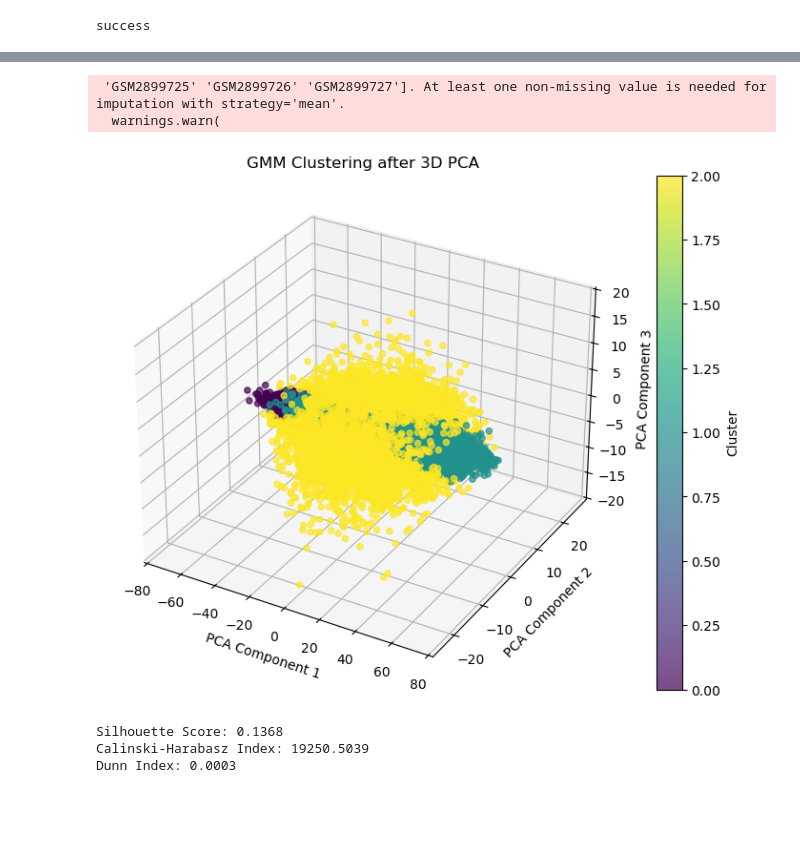
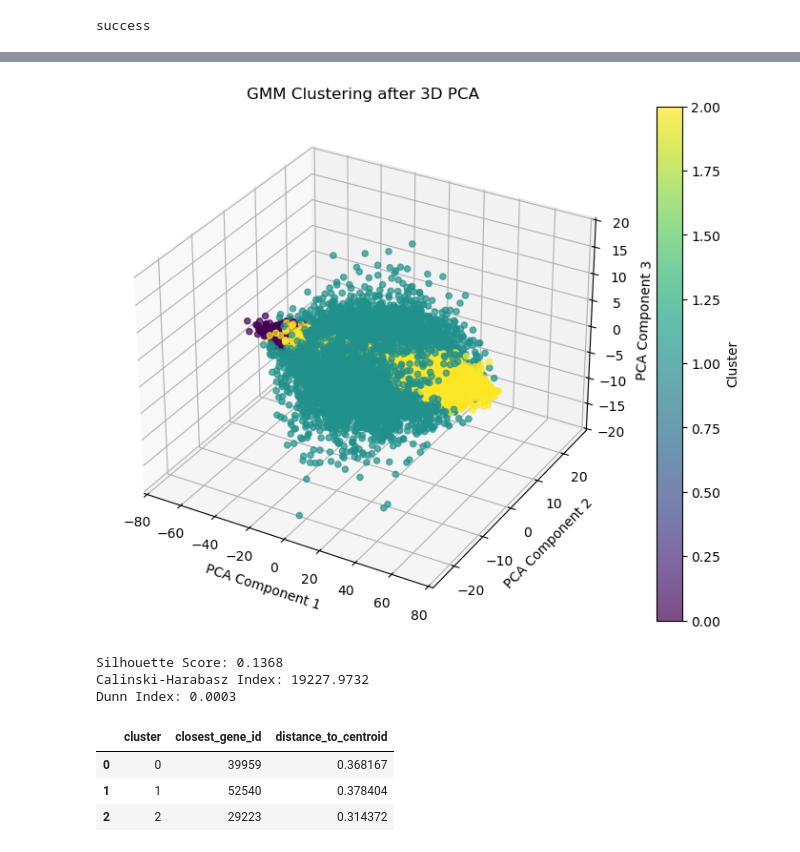
Before and after one commit to Jahirkk/finalyrproject, a Jupyter notebook: project-1.ipynb, the cells around one changed output, grey strips where cells are left out. Saved outputs shown, nothing was run; the diff lists cells and outputs as text; code cells hidden in the pictures; blank space fills up the shorter version.

```diff
--- a/project-1.ipynb
+++ b/project-1.ipynb
@@ -575,7 +476,7 @@ def dunn_index(X, labels):
 # -----------------------
 # Load & Preprocess Data
 # -----------------------
-data = pd.read_csv("/Users/jk/Downloads/cleaned_normalized_data.csv")
+data = pd.read_csv("/Users/jk/Downloads/cleaned_normalized_gse108474_data.csv")
 data_numeric = data.select_dtypes(include=['number'])
 
 imputer = SimpleImputer(strategy='mean')
@@ -599,36 +500,93 @@ gmm = GaussianMixture(n_components=3, covariance_type='full', random_state=42)
 gmm.fit(data_pca_3d)
 labels = gmm.predict(data_pca_3d)
 
 # -----------------------
 # Plot 3D Clusters
 # -----------------------
 fig = plt.figure(figsize=(10, 7))
 ax = fig.add_subplot(111, projection='3d')
 scatter = ax.scatter(data_pca_3d[:, 0], data_pca_3d[:, 1], data_pca_3d[:, 2],
                      c=labels, cmap='viridis', alpha=0.7)
 
 ax.set_xlabel("PCA Component 1")
 ax.set_ylabel("PCA Component 2")
 ax.set_zlabel("PCA Component 3")
 ax.set_title("GMM Clustering after 3D PCA")
 plt.colorbar(scatter, ax=ax, label="Cluster")
 plt.show()
 
 # -----------------------
 # Calculate Clustering Metrics
 # -----------------------
 silhouette = silhouette_score(data_pca_3d, labels)
 calinski = calinski_harabasz_score(data_pca_3d, labels)
 dunn = dunn_index(data_pca_3d, labels)
 
 # Print metrics
 print(f"Silhouette Score: {silhouette:.4f}")
 print(f"Calinski-Harabasz Index: {calinski:.4f}")
 print(f"Dunn Index: {dunn:.4f}")
 # %% [output]
+[figure, new version]
- 'GSM2899725' 'GSM2899726' 'GSM2899727']. At least one non-missing value is needed for imputation with strategy='mean'.
-  warnings.warn(
+Silhouette Score: 0.1368
+Calinski-Harabasz Index: 19227.9732
+Dunn Index: 0.0003
-[figure, old version]
-Silhouette Score: 0.1368
-Calinski-Harabasz Index: 19250.5039
-Dunn Index: 0.0003
+# %%
+import pandas as pd
+from sklearn.cluster import KMeans
+from sklearn.metrics import pairwise_distances_argmin_min
+from sklearn.impute import SimpleImputer
+
+
+# Load data
+data_108474 = pd.read_csv("/Users/jk/Downloads/cleaned_normalized_gse108474_data.csv")
+
+# Clean column names
+data_108474.columns = data_108474.columns.str.strip()
+
+# Identify ID column (adjust if needed)
+possible_id_cols = ['Gene_ID', 'Unnamed: 0', 'Unnamed: 0.1', 'id']
+id_col = next((col for col in data_108474.columns if col in possible_id_cols), None)
+
+if id_col is None:
+    raise ValueError("No valid ID column found. Checked: " + ", ".join(possible_id_cols))
+
+# Extract IDs
+ids = data_108474[id_col]
+
+# Drop ID column to get expression data
+expression_data = data_108474.drop(columns=[id_col])
+
+# Keep only numeric columns for clustering
+expression_data_numeric = expression_data.select_dtypes(include=['number'])
+
+# Impute missing values (mean)
+imputer = SimpleImputer(strategy='mean')
+expression_data_imputed = imputer.fit_transform(expression_data_numeric)
+
+# Run KMeans
+kmeans = KMeans(n_clusters=3, random_state=42, n_init=10)
+kmeans.fit(expression_data_imputed)
+
+# Get centroids and closest genes
+centroids = kmeans.cluster_centers_
+closest_indices, distances = pairwise_distances_argmin_min(centroids, expression_data_imputed)
+
+# Result DataFrame
+centroid_genes = pd.DataFrame({
+    'cluster': range(3),
+    'closest_gene_id': ids.iloc[closest_indices].values,
+    'distance_to_centroid': distances
+})
+
+# Save to Excel
+output_path = "kmeans_centroid_genes_k3.xlsx"
+centroid_genes.to_excel(output_path, index=False)
+
+# Display
+centroid_genes
+# %% [output]
+|  | cluster | closest_gene_id | distance_to_centroid |
+| 0 | 0 | 39959 | 0.368167 |
+| 1 | 1 | 52540 | 0.378404 |
+| 2 | 2 | 29223 | 0.314372 |
```
Also changed, not shown: parts of 10 cells of this notebook.
